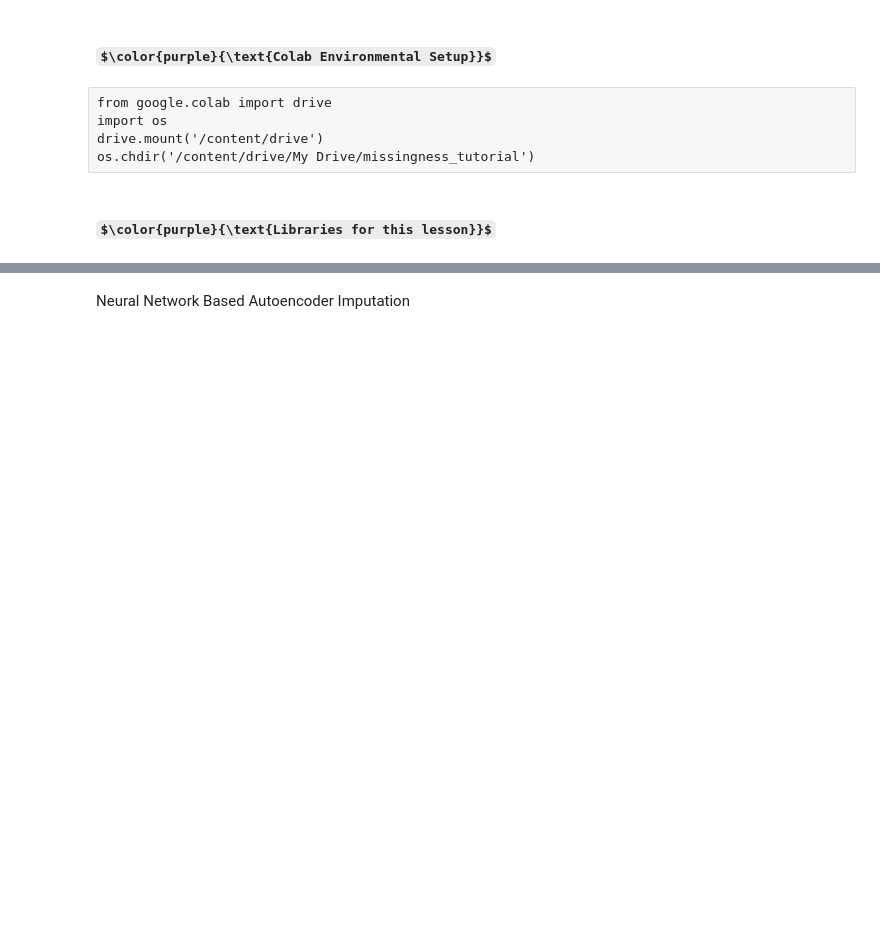
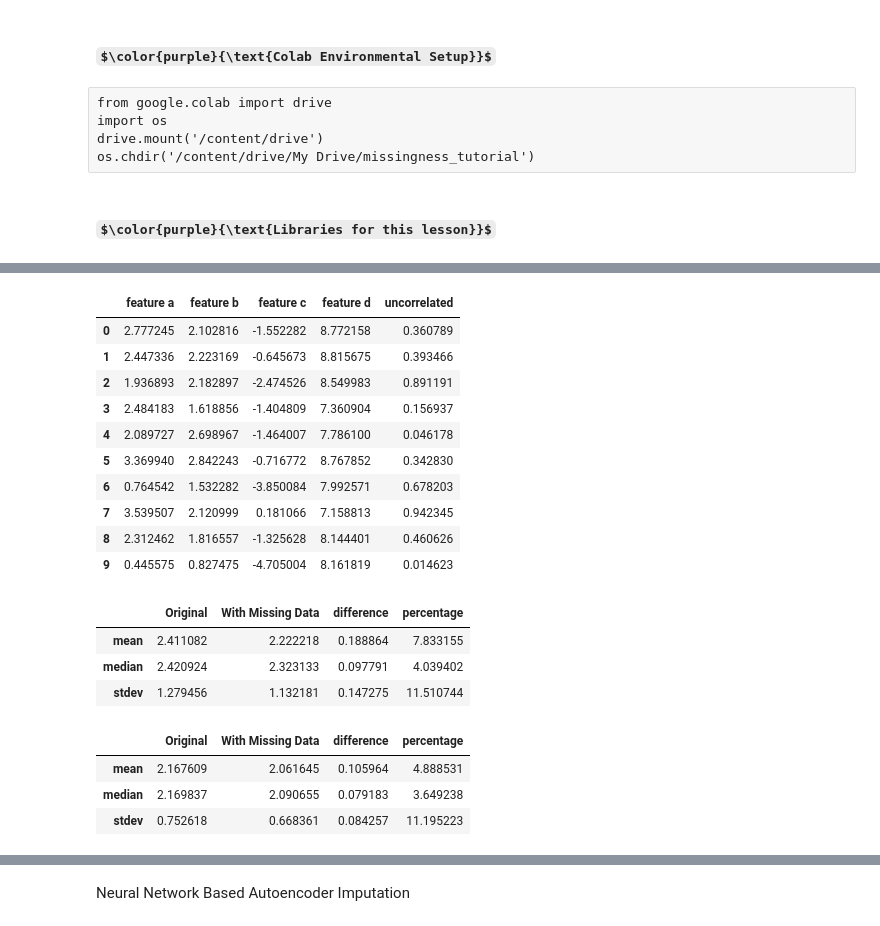
Before and after one commit to WestHealth/scipy2022-missingness-tutorial, a Jupyter notebook: master/6 - Missingness and ML.ipynb, the cells around one changed output, grey strips where cells are left out. Cells and saved outputs as stored; diff of their text form; code cells hidden in the pictures; some formulas as TeX source; blank space fills up the shorter version.

```diff
--- a/master/6 - Missingness and ML.ipynb
+++ b/master/6 - Missingness and ML.ipynb
@@ -42,0 +104,33 @@ Incorporating Multiple Imputation
+# %%
+predicted = pd.DataFrame(model.predict(univariate_imputed), columns = dmar_df.columns)
+# %%
+# Don't forget to rescale the data after filling in missing data
+imputed=restore_df(scaler, sdmar_df.combine_first(predicted))
+# %%
+dmar_df.displayer(imputed, 10)
+# %% [output]
+|  | feature a | feature b | feature c | feature d | uncorrelated |
+| 0 | 2.777245 | 2.102816 | -1.552282 | 8.772158 | 0.360789 |
+| 1 | 2.447336 | 2.223169 | -0.645673 | 8.815675 | 0.393466 |
+| 2 | 1.936893 | 2.182897 | -2.474526 | 8.549983 | 0.891191 |
+| 3 | 2.484183 | 1.618856 | -1.404809 | 7.360904 | 0.156937 |
+| 4 | 2.089727 | 2.698967 | -1.464007 | 7.786100 | 0.046178 |
+| 5 | 3.369940 | 2.842243 | -0.716772 | 8.767852 | 0.342830 |
+| 6 | 0.764542 | 1.532282 | -3.850084 | 7.992571 | 0.678203 |
+| 7 | 3.539507 | 2.120999 | 0.181066 | 7.158813 | 0.942345 |
+| 8 | 2.312462 | 1.816557 | -1.325628 | 8.144401 | 0.460626 |
+| 9 | 0.445575 | 0.827475 | -4.705004 | 8.161819 | 0.014623 |
+# %%
+stat_comparison(df, imputed, 'feature a')
+# %% [output]
+|  | Original | With Missing Data | difference | percentage |
+| mean | 2.411082 | 2.222218 | 0.188864 | 7.833155 |
+| median | 2.420924 | 2.323133 | 0.097791 | 4.039402 |
+| stdev | 1.279456 | 1.132181 | 0.147275 | 11.510744 |
+# %%
+stat_comparison(df, imputed, 'feature b')
+# %% [output]
+|  | Original | With Missing Data | difference | percentage |
+| mean | 2.167609 | 2.061645 | 0.105964 | 4.888531 |
+| median | 2.169837 | 2.090655 | 0.079183 | 3.649238 |
+| stdev | 0.752618 | 0.668361 | 0.084257 | 11.195223 |
```
Also changed, not shown: parts of 95 cells of this notebook, 6 other files.
